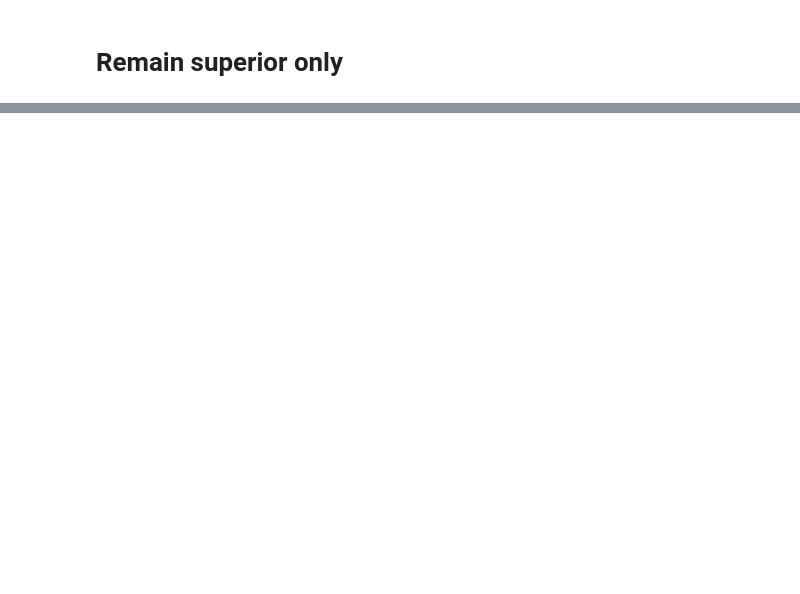
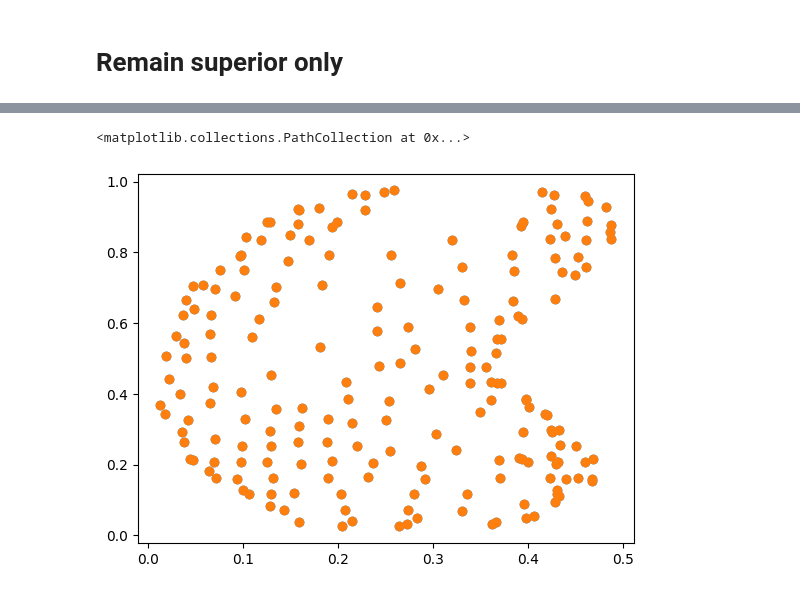
Before and after one commit to SeojinYoon/Seojin_commonTool, a Jupyter notebook: Module/Brain_Surface/UV_map/UV_map_stat.ipynb, the cells around one changed output, grey strips where cells are left out. Saved outputs shown, nothing was run; the diff lists cells and outputs as text; code cells hidden in the pictures; blank space fills up the shorter version.

```diff
--- a/Module/Brain_Surface/UV_map/UV_map_stat.ipynb
+++ b/Module/Brain_Surface/UV_map/UV_map_stat.ipynb
@@ -99,0 +122,16 @@ width,
+# %%
+result_info = surface_profile_onUV(data_paths = data_paths,
+                                    vertices = converted_vertices,
+                                    uv_coordinates = converted_uv_vertices,
+                                    from_point = np.array([0.25, 0]),
+                                    to_point = np.array([0.25, 1]),
+                                    n_sampling = 10,
+                                    width = 1)
+# %%
+a = converted_uv_vertices[result_info["virtual_strip_mask"]]
+
+plt.scatter(converted_uv_vertices[:, 0], converted_uv_vertices[:, 1])
+plt.scatter(a[:, 0], a[:, 1])
+# %% [output]
+<matplotlib.collections.PathCollection at 0x...>
+[figure, added]
```
Also changed, not shown: parts of 13 cells of this notebook, 5 other files.
